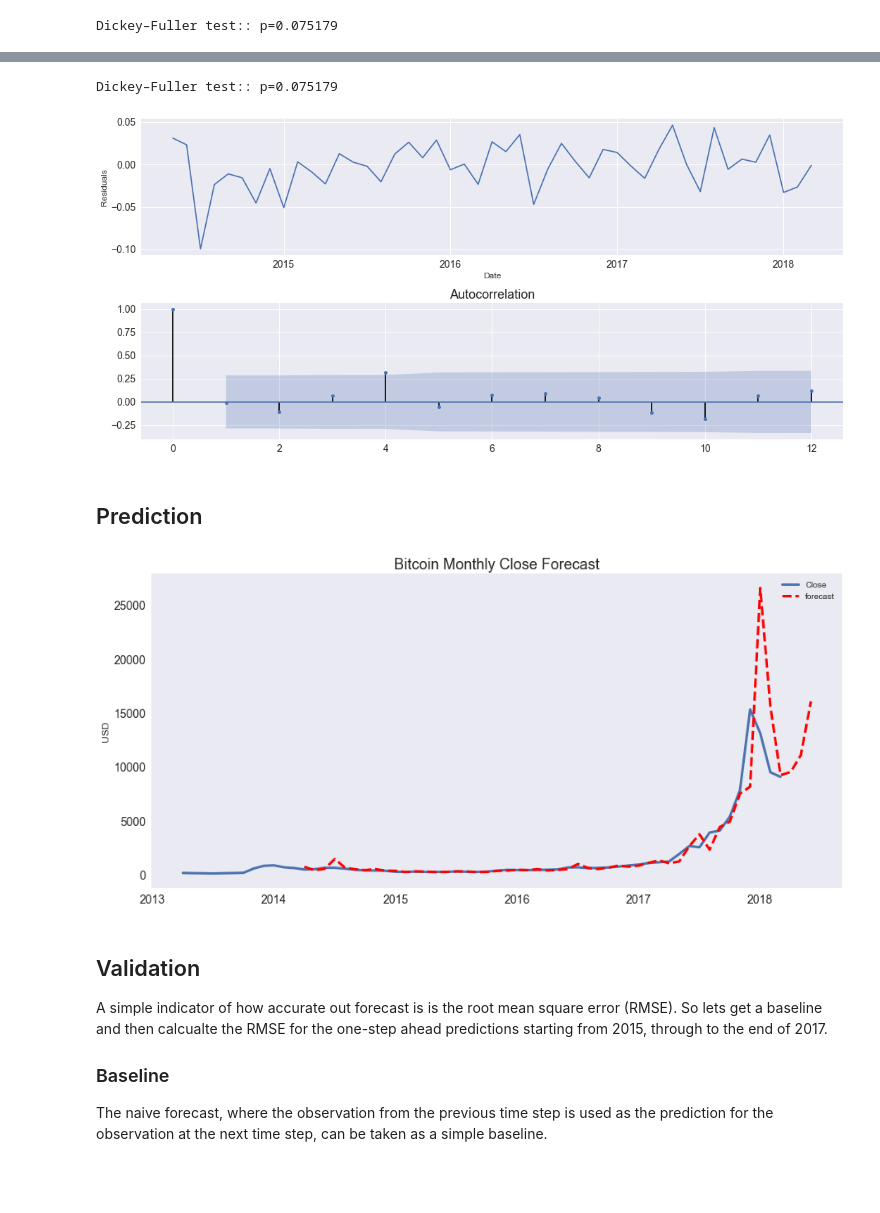
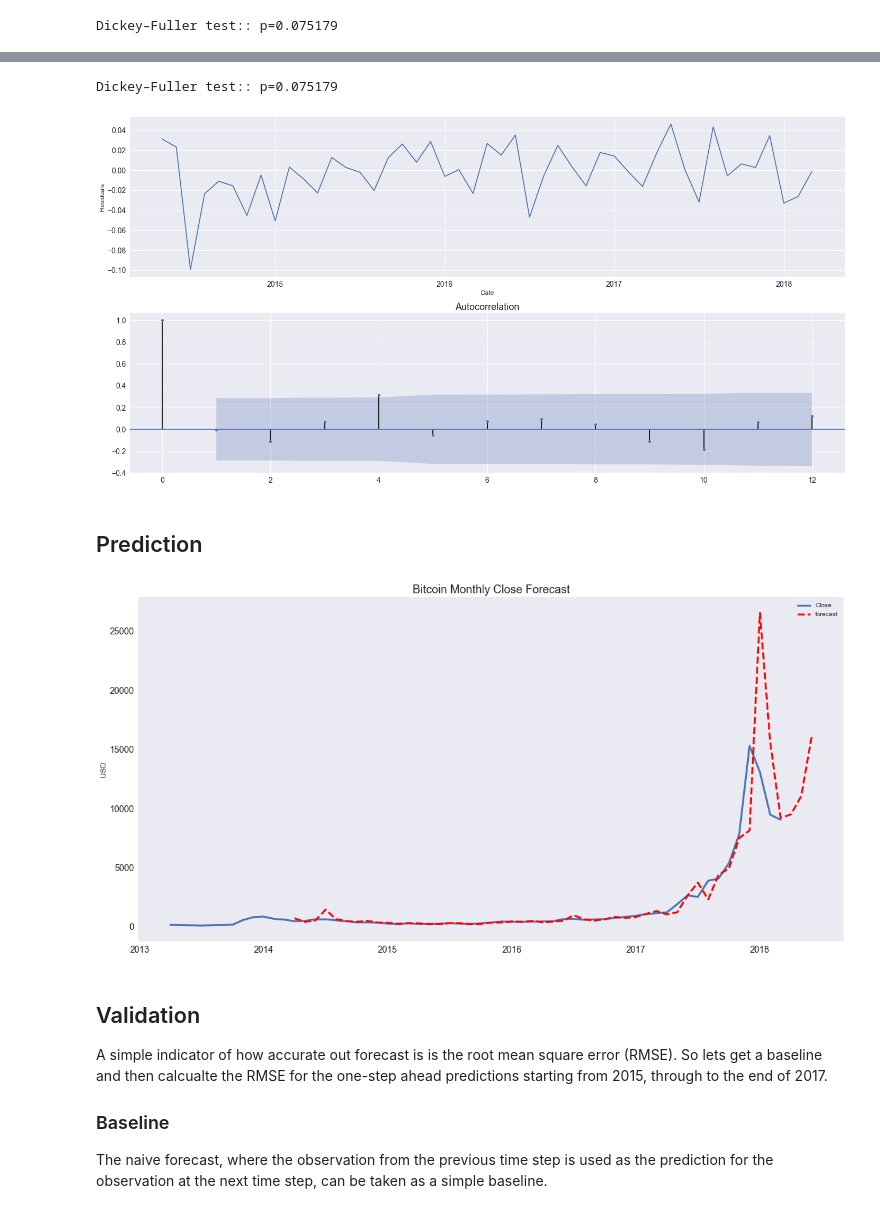
Before and after one commit to taniajacob/crypto-analysis-predictions, a Jupyter notebook: notebooks/Cryptocurrency Price Forecasting.ipynb, the cells around one changed output, grey strips where cells are left out. Cells and saved outputs as stored; diff of their text form; code cells hidden in the pictures; blank space fills up the shorter version.

```diff
--- a/notebooks/Cryptocurrency Price Forecasting.ipynb
+++ b/notebooks/Cryptocurrency Price Forecasting.ipynb
@@ -426,19 +423,18 @@ plt.show()
 # %%
 # STL-decomposition
-plt.figure(figsize=(15,7))
 plt.subplot(211)
 best_model.resid[13:].plot()
 plt.ylabel(u'Residuals')
 ax = plt.subplot(212)
 #sm.graphics.tsa.plot_acf(best_model.resid[13:].values.squeeze(), lags=48, ax=ax)
 plot_acf(best_model.resid[13:].values.squeeze(), lags=12, ax=ax)
 
 print("Dickey–Fuller test:: p=%f" % adfuller(best_model.resid[13:])[1])
 
 plt.tight_layout()
 # %% [output]
 Dickey–Fuller test:: p=0.075179
-[figure, old version]
+[figure, new version]
 # %% [markdown]
 ## Prediction  <a class="anchor" id="prediction_sarimax"></a>
 # %%
@@ -450,7 +446,6 @@ btc_month_sarima = pd.concat([btc_month_sarima, future])
 
 btc_month_sarima['forecast'] = invboxcox(best_model.predict(start=12, end=75), lmbda)
 
-plt.figure(figsize=(15,7))
 btc_month_sarima.Close.plot(linewidth=3)
 btc_month_sarima.forecast.plot(color='r', ls='--', label='forecast', linewidth=3)
 plt.legend()
@@ -459,7 +454,7 @@ plt.ylabel('USD')
 plt.grid()
 plt.savefig('bitcoin_monthly_forecast.png')
 # %% [output]
-[figure, old version]
+[figure, new version]
 # %% [markdown]
 ## Validation <a class="anchor" id="validation"></a>
 
```
Also changed, not shown: parts of 8 cells of this notebook.
